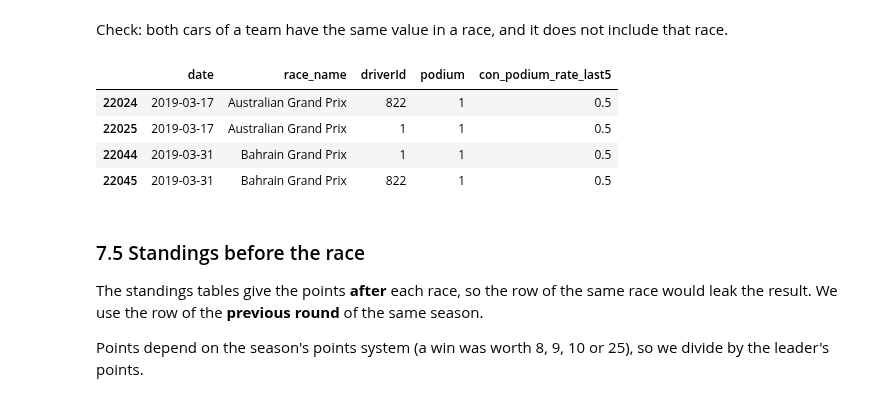
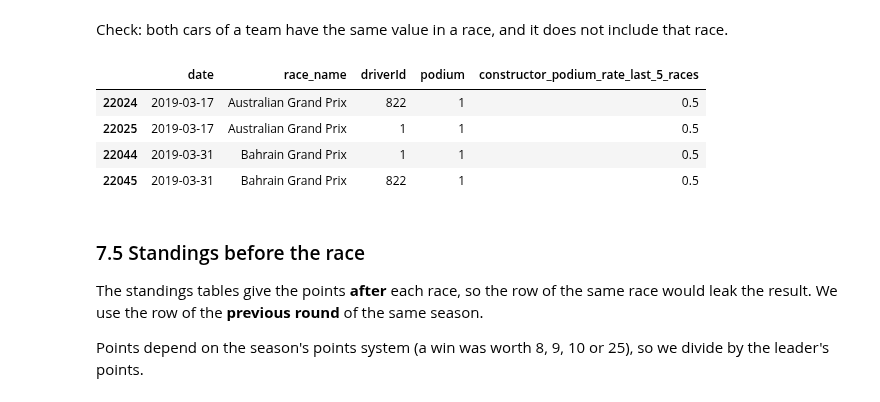
Before and after one commit to AliAbuelkheir/ACL-2, a Jupyter notebook: notebooks/01-cleaning-and-modeling-table.ipynb, the cells around one changed output. Drawn from its saved outputs; the diff is of its cells as text; code cells hidden in the pictures.

```diff
--- a/notebooks/01-cleaning-and-modeling-table.ipynb
+++ b/notebooks/01-cleaning-and-modeling-table.ipynb
@@ -543,6 +545,6 @@ Grid and qualifying position are almost the same number, so we keep only their *
 # %%
-df['has_quali'] = df['raceId'].isin(qualifying['raceId']).astype(int)
-print('correlation grid vs quali position:', round(df['grid'].corr(df['quali_position']), 3))
+df['has_qualifying_data'] = df['raceId'].isin(qualifying['raceId']).astype(int)
+print('correlation grid position vs qualifying position:', round(df['grid_position'].corr(df['qualifying_position']), 3))
 
-df['grid_penalty'] = (df['grid'] - df['quali_position']).fillna(0)
+df['grid_penalty_places'] = (df['grid_position'] - df['qualifying_position']).fillna(0)
 # %% [output]
@@ -572,13 +574,13 @@ def past_mean(s, n):
 # %%
-df['dnf'] = (~df['status'].str.contains('Finished|Lap')).astype(int)
+df['retired'] = (~df['status'].str.contains('Finished|Lap')).astype(int)
 
 by_driver = df.groupby('driverId')
-df['drv_races_before'] = by_driver.cumcount()
-df['drv_podium_rate_last5'] = by_driver['podium'].transform(past_mean, n=5)
-df['drv_avg_finish_last5'] = by_driver['positionOrder'].transform(past_mean, n=5)
-df['drv_dnf_rate_last10'] = by_driver['dnf'].transform(past_mean, n=10)
-df['drv_career_podium_rate'] = by_driver['podium'].transform(lambda s: s.shift().expanding().mean())
-df['drv_circuit_podium_rate'] = df.groupby(['driverId', 'circuitId'])['podium'].transform(lambda s: s.shift().expanding().mean())
+df['driver_races_before'] = by_driver.cumcount()
+df['driver_podium_rate_last_5_races'] = by_driver['podium'].transform(past_mean, n=5)
+df['driver_average_finish_last_5_races'] = by_driver['positionOrder'].transform(past_mean, n=5)
+df['driver_retirement_rate_last_10_races'] = by_driver['retired'].transform(past_mean, n=10)
+df['driver_career_podium_rate'] = by_driver['podium'].transform(lambda s: s.shift().expanding().mean())
+df['driver_podium_rate_at_circuit'] = df.groupby(['driverId', 'circuitId'])['podium'].transform(lambda s: s.shift().expanding().mean())
 # %% [markdown]
 Check on one driver: the first race is empty, and each value only uses the rows above it.
 # %%
@@ -611,10 +613,10 @@ mechanical = [
     'Halfshaft', 'Crankshaft', 'Alternator', 'Safety belt', 'Oil pump', 'Injection', 'Distributor', 'CV joint',
     'Magneto', 'Supercharger', 'Fuel pipe', 'Oil pipe', 'Axle', 'Water pipe',
 ]
-df['mech_dnf'] = df['status'].isin(mechanical).astype(int)
+df['mechanical_retirement'] = df['status'].isin(mechanical).astype(int)
 
 # the retirements we did NOT count as mechanical
-df[(df['dnf'] == 1) & (df['mech_dnf'] == 0)]['status'].value_counts().head(12)
+df[(df['retired'] == 1) & (df['mechanical_retirement'] == 0)]['status'].value_counts().head(12)
 # %% [output]
 status
 Accident            981
@@ -633,21 +635,21 @@ Name: count, dtype: int64
 # %% [markdown]
 A team has two cars in a race. Shifting row by row would let one car see its teammate's result **from the same race**. So we first make one row per team per race, then look back.
 # %%
-con_race = df.groupby(['constructorId', 'date', 'raceId'])[['podium', 'positionOrder', 'mech_dnf']].mean().reset_index()
+con_race = df.groupby(['constructorId', 'date', 'raceId'])[['podium', 'positionOrder', 'mechanical_retirement']].mean().reset_index()
 
 by_con = con_race.groupby('constructorId')
-con_race['con_podium_rate_last5'] = by_con['podium'].transform(past_mean, n=5)
-con_race['con_avg_finish_last5'] = by_con['positionOrder'].transform(past_mean, n=5)
-con_race['con_mech_dnf_rate_last10'] = by_con['mech_dnf'].transform(past_mean, n=10)
+con_race['constructor_podium_rate_last_5_races'] = by_con['podium'].transform(past_mean, n=5)
+con_race['constructor_average_finish_last_5_races'] = by_con['positionOrder'].transform(past_mean, n=5)
+con_race['constructor_mechanical_retirement_rate_last_10_races'] = by_con['mechanical_retirement'].transform(past_mean, n=10)
 
-con_cols = ['constructorId', 'raceId', 'con_podium_rate_last5', 'con_avg_finish_last5', 'con_mech_dnf_rate_last10']
+con_cols = ['constructorId', 'raceId', 'constructor_podium_rate_last_5_races', 'constructor_average_finish_last_5_races', 'constructor_mechanical_retirement_rate_last_10_races']
 df = df.merge(con_race[con_cols], on=['constructorId', 'raceId'], how='left')
 # %% [markdown]
 Check: both cars of a team have the same value in a race, and it does not include that race.
 # %%
-df[(df['constructorId'] == 131) & (df['year'] == 2019)][['date', 'race_name', 'driverId', 'podium', 'con_podium_rate_last5']].head(4)
+df[(df['constructorId'] == 131) & (df['year'] == 2019)][['date', 'race_name', 'driverId', 'podium', 'constructor_podium_rate_last_5_races']].head(4)
 # %% [output]
-|  | date | race_name | driverId | podium | con_podium_rate_last5 |
+|  | date | race_name | driverId | podium | constructor_podium_rate_last_5_races |
 | 22024 | 2019-03-17 | Australian Grand Prix | 822 | 1 | 0.5 |
 | 22025 | 2019-03-17 | Australian Grand Prix | 1 | 1 | 0.5 |
 | 22044 | 2019-03-31 | Bahrain Grand Prix | 1 | 1 | 0.5 |
```
Also changed, not shown: parts of 24 cells of this notebook, 2 other files.
